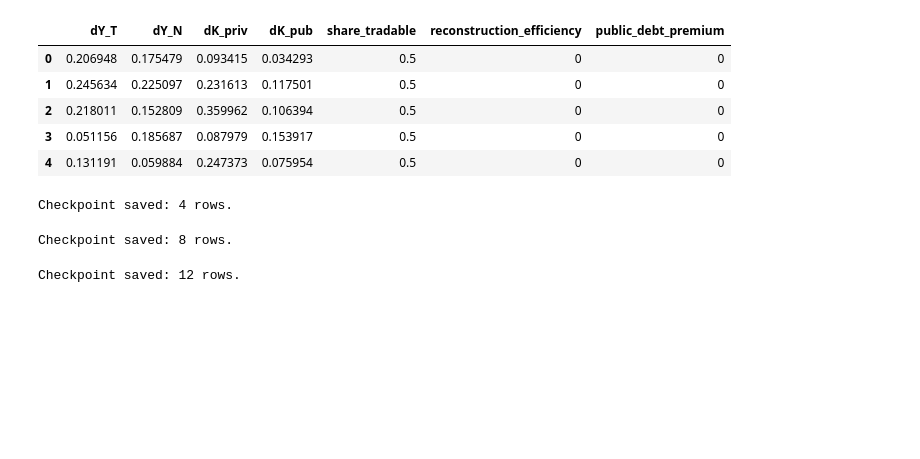
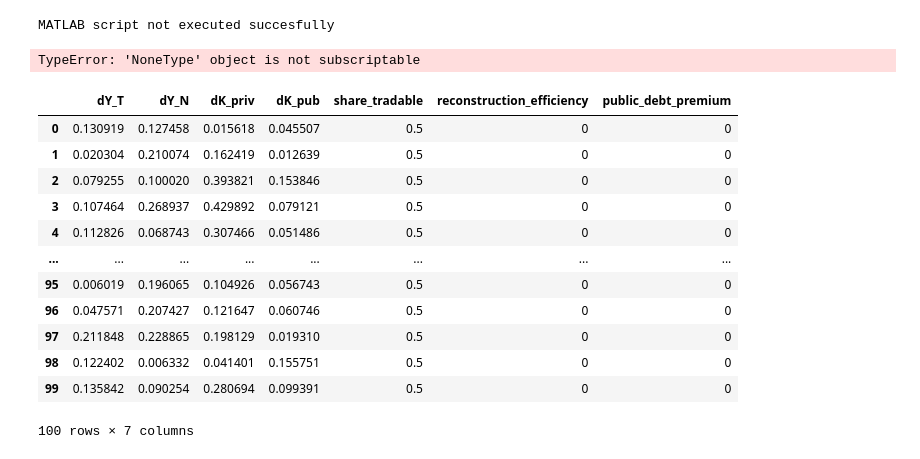
Before and after one commit to mvbnffc/sovereign-risk, a Jupyter notebook: notebooks/scratch_DIGNAD_presim.ipynb, the cells around one changed output. Drawn from its saved outputs; the diff is of its cells as text; code cells hidden in the pictures; blank space fills up the shorter version.

```diff
--- a/notebooks/scratch_DIGNAD_presim.ipynb
+++ b/notebooks/scratch_DIGNAD_presim.ipynb
@@ -128,16 +116,7 @@ def create_dignad_parameter_grid(param_ranges, n_samples=500):
     param_grid['public_debt_premium'] = 0
 
     return param_grid
-param_grid = create_dignad_parameter_grid(param_ranges, n_samples=20)
+param_grid = create_dignad_parameter_grid(param_ranges, n_samples=100)
-# %%
-param_grid.head()
-# %% [output]
-|  | dY_T | dY_N | dK_priv | dK_pub | share_tradable | reconstruction_efficiency | public_debt_premium |
-| 0 | 0.206948 | 0.175479 | 0.093415 | 0.034293 | 0.5 | 0 | 0 |
-| 1 | 0.245634 | 0.225097 | 0.231613 | 0.117501 | 0.5 | 0 | 0 |
-| 2 | 0.218011 | 0.152809 | 0.359962 | 0.106394 | 0.5 | 0 | 0 |
-| 3 | 0.051156 | 0.185687 | 0.087979 | 0.153917 | 0.5 | 0 | 0 |
-| 4 | 0.131191 | 0.059884 | 0.247373 | 0.075954 | 0.5 | 0 | 0 |
 # %%
 def precompute_dignad_surface(param_grid,
                               save_path='dignad_response_surface.pkl',
@@ -209,8 +188,23 @@ prepare_DIGNAD(THA_calibration_path, adaptation_cost=0)
 # %%
-file_path=r"C:\Users\Mark.DESKTOP-UFHIN6T\OneDrive - Nexus365\Sovereign-Risk\Analysis\DIGNAD\pre_sim\pre_sim_n20_noadapt.csv"
+file_path=r"C:\Users\smit0210\OneDrive - Nexus365\Sovereign-Risk\Analysis\DIGNAD\pre_sim\pre_sim_n100_adapt.csv"
 # Run precompution of DIGNAD
-precompute_dignad_surface(param_grid, save_path=file_path)
+precompute_dignad_surface(param_grid, save_path=file_path, chunk_size=20)
 # %% [output]
-Checkpoint saved: 4 rows.
+MATLAB script not executed succesfully
-Checkpoint saved: 8 rows.
+TypeError: 'NoneType' object is not subscriptable
-Checkpoint saved: 12 rows.
+# %%
+param_grid
+# %% [output]
+|  | dY_T | dY_N | dK_priv | dK_pub | share_tradable | reconstruction_efficiency | public_debt_premium |
+| 0 | 0.130919 | 0.127458 | 0.015618 | 0.045507 | 0.5 | 0 | 0 |
+| 1 | 0.020304 | 0.210074 | 0.162419 | 0.012639 | 0.5 | 0 | 0 |
+| 2 | 0.079255 | 0.100020 | 0.393821 | 0.153846 | 0.5 | 0 | 0 |
+| 3 | 0.107464 | 0.268937 | 0.429892 | 0.079121 | 0.5 | 0 | 0 |
+| 4 | 0.112826 | 0.068743 | 0.307466 | 0.051486 | 0.5 | 0 | 0 |
+| ... | ... | ... | ... | ... | ... | ... | ... |
+| 95 | 0.006019 | 0.196065 | 0.104926 | 0.056743 | 0.5 | 0 | 0 |
+| 96 | 0.047571 | 0.207427 | 0.121647 | 0.060746 | 0.5 | 0 | 0 |
+| 97 | 0.211848 | 0.228865 | 0.198129 | 0.019310 | 0.5 | 0 | 0 |
+| 98 | 0.122402 | 0.006332 | 0.041401 | 0.155751 | 0.5 | 0 | 0 |
+| 99 | 0.135842 | 0.090254 | 0.280694 | 0.099391 | 0.5 | 0 | 0 |
+100 rows × 7 columns
```
Also changed, not shown: parts of 4 cells of this notebook, 13 other files.
